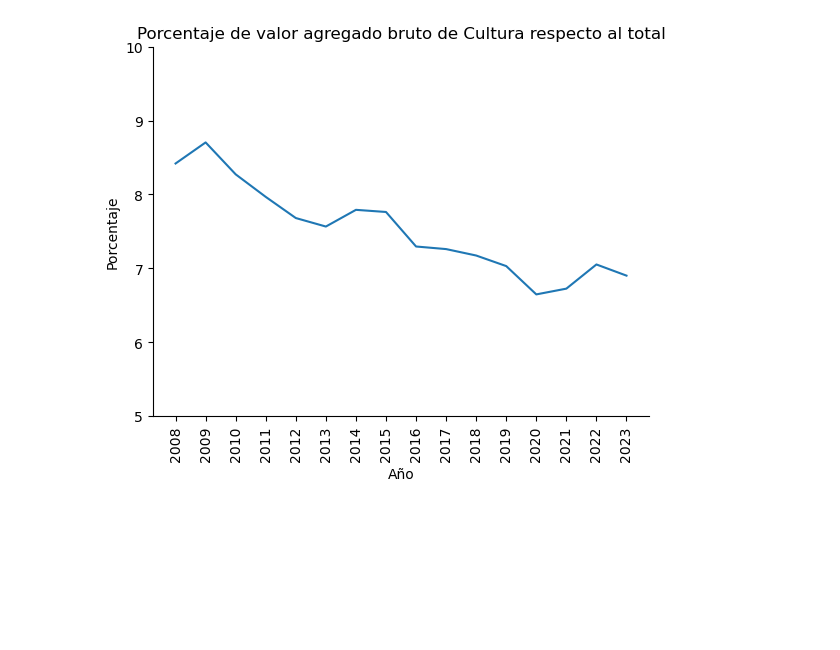
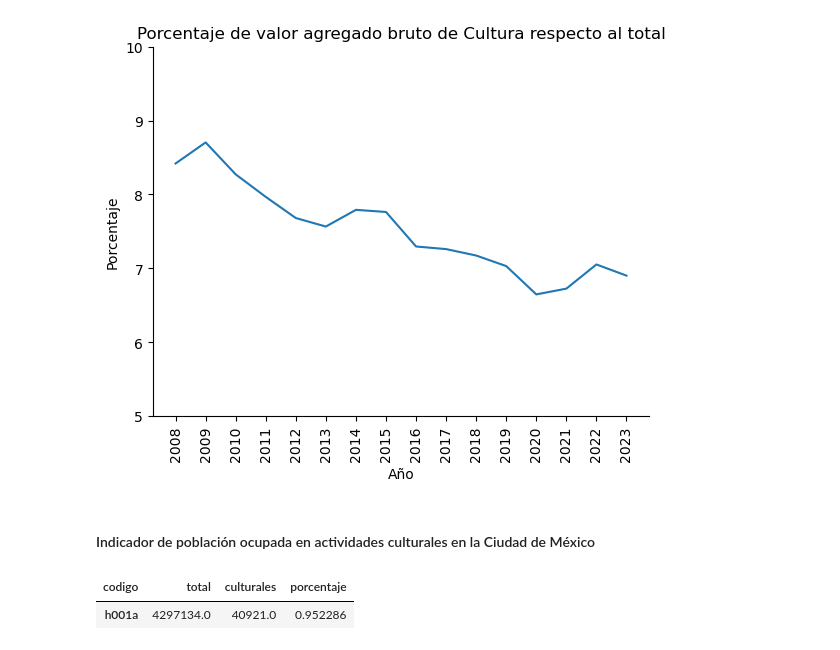
Before and after one commit to cpyp-ipdp/pgd_cdmx, a Jupyter notebook: indicadores/cultura/indicadores_cultura_pgd.ipynb, the cells around one changed output. Drawn from its saved outputs; the diff is of its cells as text; code cells hidden in the pictures; blank space fills up the shorter version.

```diff
--- a/indicadores/cultura/indicadores_cultura_pgd.ipynb
+++ b/indicadores/cultura/indicadores_cultura_pgd.ipynb
@@ -198,3 +200,5 @@ plt.yticks(range(5, 11))
   Text(0, 9, '9'),
   Text(0, 10, '10')])
 [figure]
+# %% [markdown]
+#### Indicador de población ocupada en actividades culturales en la Ciudad de México
@@ -200,0 +224,31 @@ plt.yticks(range(5, 11))
+# %%
+## Leer datos
+censoeco = (
+    pd.read_csv(
+        "data/ce2019_cdmx_csv/conjunto_de_datos/ce2019_cdmx.csv",
+        sep=",",
+        low_memory=False,
+        index_col=False
+    )
+#Limpieza
+    .rename(columns=lambda x: x.strip().lower())  #Renombrar
+    #Filtros y selección de variables de interés
+    .query("id_estrato.isnull()")
+    .query("codigo == ' ' or codigo == '71'")
+    .query("municipio == ' '")
+    .loc[:, ["codigo", "h001a"]]
+    .T
+)
+
+# Renombrar columnas
+censoeco.columns = censoeco.iloc[0]
+censoeco = (
+    censoeco.iloc[1:]  # Eliminar primera fila
+    .rename(columns={" ": "total", "71": "culturales"})
+    .assign(porcentaje=lambda df: df["culturales"].astype(float) / df["total"].astype(float) * 100)  # Calcular porcentaje
+)
+
+censoeco
+# %% [output]
+| codigo | total | culturales | porcentaje |
+| h001a | 4297134.0 | 40921.0 | 0.952286 |
```
Also changed, not shown: parts of 5 cells of this notebook, 1 other file.
